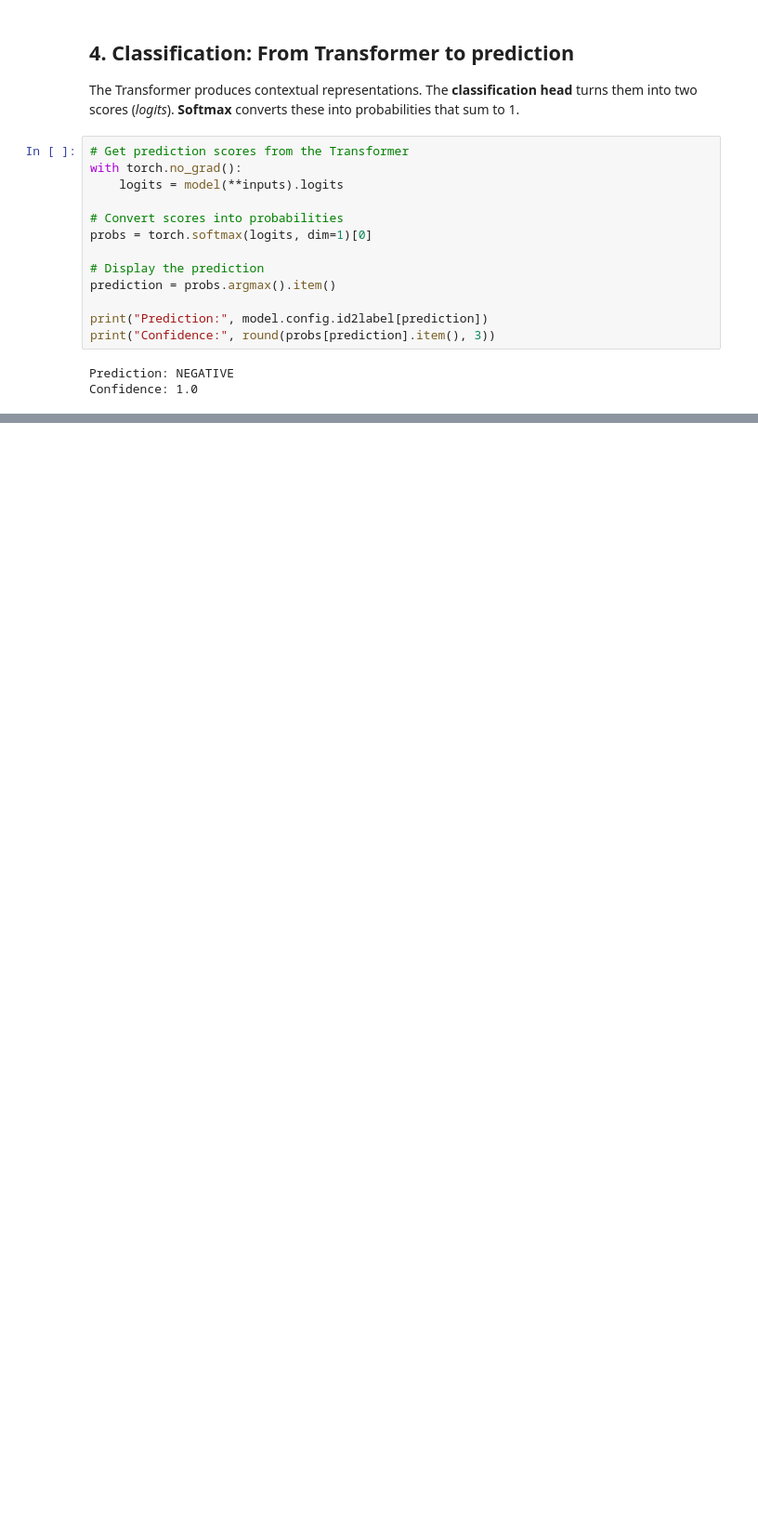
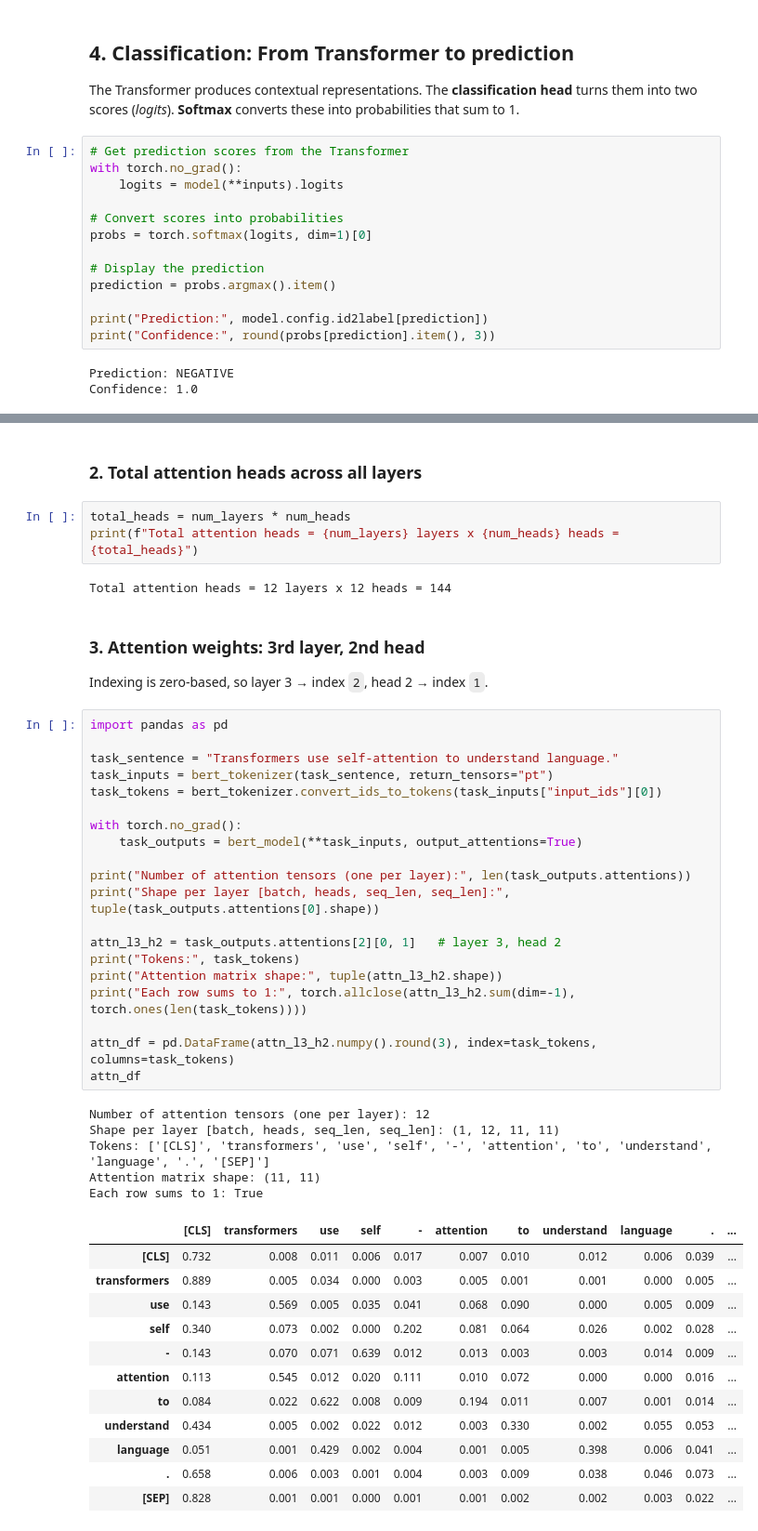
Before and after one commit to Misharywy88/NLP_LABs, a Jupyter notebook: Lab 12/Lab12_Transformers.ipynb, the cells around one changed output, grey strips where cells are left out. Shown at 93% size. Drawn from its saved outputs; the diff is of its cells as text; blank space fills up the shorter version.

```diff
--- a/Lab 12/Lab12_Transformers.ipynb
+++ b/Lab 12/Lab12_Transformers.ipynb
@@ -159,0 +155,48 @@ Attention matrix shape: (11, 11)
+# %% [markdown]
+### 2. Total attention heads across all layers
+# %%
+total_heads = num_layers * num_heads
+print(f"Total attention heads = {num_layers} layers x {num_heads} heads = {total_heads}")
+# %% [output]
+Total attention heads = 12 layers x 12 heads = 144
+# %% [markdown]
+### 3. Attention weights: 3rd layer, 2nd head
+Indexing is zero-based, so layer 3 → index `2`, head 2 → index `1`.
+# %%
+import pandas as pd
+
+task_sentence = "Transformers use self-attention to understand language."
+task_inputs = bert_tokenizer(task_sentence, return_tensors="pt")
+task_tokens = bert_tokenizer.convert_ids_to_tokens(task_inputs["input_ids"][0])
+
+with torch.no_grad():
+    task_outputs = bert_model(**task_inputs, output_attentions=True)
+
+print("Number of attention tensors (one per layer):", len(task_outputs.attentions))
+print("Shape per layer [batch, heads, seq_len, seq_len]:", tuple(task_outputs.attentions[0].shape))
+
+attn_l3_h2 = task_outputs.attentions[2][0, 1]   # layer 3, head 2
+print("Tokens:", task_tokens)
+print("Attention matrix shape:", tuple(attn_l3_h2.shape))
+print("Each row sums to 1:", torch.allclose(attn_l3_h2.sum(dim=-1), torch.ones(len(task_tokens))))
+
+attn_df = pd.DataFrame(attn_l3_h2.numpy().round(3), index=task_tokens, columns=task_tokens)
+attn_df
+# %% [output]
+Number of attention tensors (one per layer): 12
+Shape per layer [batch, heads, seq_len, seq_len]: (1, 12, 11, 11)
+Tokens: ['[CLS]', 'transformers', 'use', 'self', '-', 'attention', 'to', 'understand', 'language', '.', '[SEP]']
+Attention matrix shape: (11, 11)
+Each row sums to 1: True
+|  | [CLS] | transformers | use | self | - | attention | to | understand | language | . | ... |
+| [CLS] | 0.732 | 0.008 | 0.011 | 0.006 | 0.017 | 0.007 | 0.010 | 0.012 | 0.006 | 0.039 | ... |
+| transformers | 0.889 | 0.005 | 0.034 | 0.000 | 0.003 | 0.005 | 0.001 | 0.001 | 0.000 | 0.005 | ... |
+| use | 0.143 | 0.569 | 0.005 | 0.035 | 0.041 | 0.068 | 0.090 | 0.000 | 0.005 | 0.009 | ... |
+| self | 0.340 | 0.073 | 0.002 | 0.000 | 0.202 | 0.081 | 0.064 | 0.026 | 0.002 | 0.028 | ... |
+| - | 0.143 | 0.070 | 0.071 | 0.639 | 0.012 | 0.013 | 0.003 | 0.003 | 0.014 | 0.009 | ... |
+| attention | 0.113 | 0.545 | 0.012 | 0.020 | 0.111 | 0.010 | 0.072 | 0.000 | 0.000 | 0.016 | ... |
+| to | 0.084 | 0.022 | 0.622 | 0.008 | 0.009 | 0.194 | 0.011 | 0.007 | 0.001 | 0.014 | ... |
+| understand | 0.434 | 0.005 | 0.002 | 0.022 | 0.012 | 0.003 | 0.330 | 0.002 | 0.055 | 0.053 | ... |
+| language | 0.051 | 0.001 | 0.429 | 0.002 | 0.004 | 0.001 | 0.005 | 0.398 | 0.006 | 0.041 | ... |
+| . | 0.658 | 0.006 | 0.003 | 0.001 | 0.004 | 0.003 | 0.009 | 0.038 | 0.046 | 0.073 | ... |
+| [SEP] | 0.828 | 0.001 | 0.001 | 0.000 | 0.001 | 0.001 | 0.002 | 0.002 | 0.003 | 0.022 | ... |
```
Also changed, not shown: parts of 11 cells of this notebook, 1 other file.
